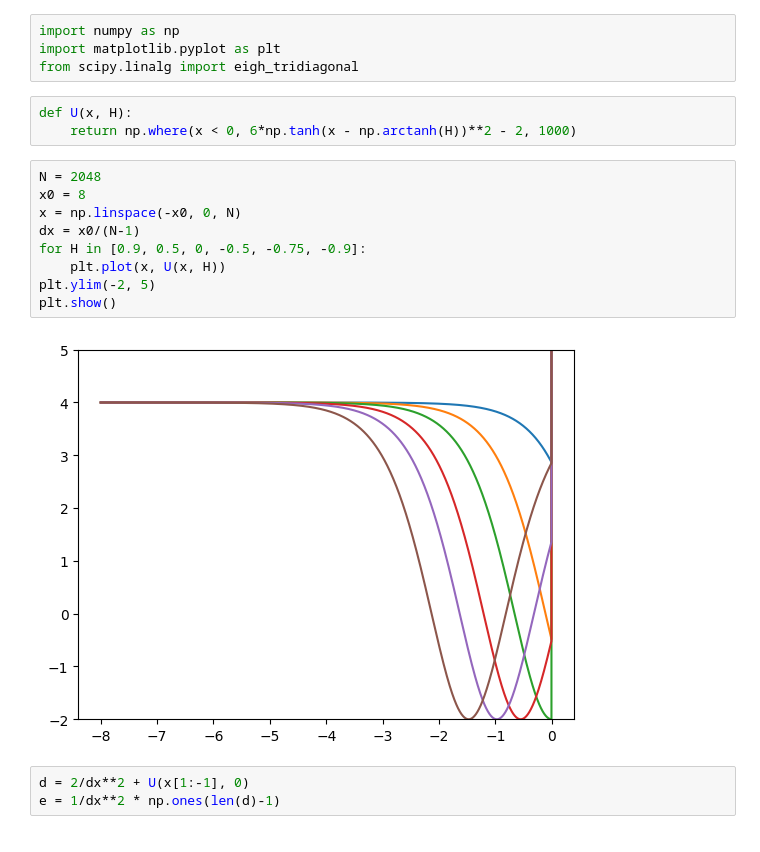
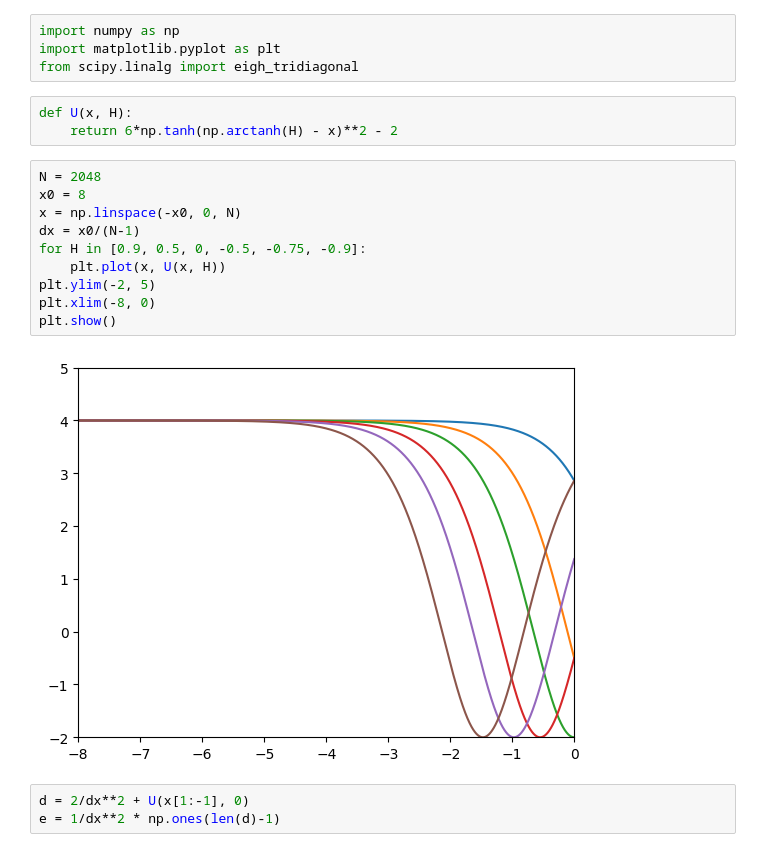
Before and after one commit to JairoSSantos/parallel-kink-scattering, a Jupyter notebook: notebooks/dirichlet-sym.ipynb, the cells around one changed output. Cells and saved outputs as stored; diff of their text form.

```diff
--- a/notebooks/dirichlet-sym.ipynb
+++ b/notebooks/dirichlet-sym.ipynb
@@ -4,18 +4,19 @@ import matplotlib.pyplot as plt
 from scipy.linalg import eigh_tridiagonal
 # %%
 def U(x, H):
-    return np.where(x < 0, 6*np.tanh(x - np.arctanh(H))**2 - 2, 1000)
+    return 6*np.tanh(np.arctanh(H) - x)**2 - 2
 # %%
 N = 2048
 x0 = 8
 x = np.linspace(-x0, 0, N)
 dx = x0/(N-1)
 for H in [0.9, 0.5, 0, -0.5, -0.75, -0.9]:
     plt.plot(x, U(x, H))
 plt.ylim(-2, 5)
+plt.xlim(-8, 0)
 plt.show()
 # %% [output]
-[figure, old version]
+[figure, new version]
 # %%
 d = 2/dx**2 + U(x[1:-1], 0)
 e = 1/dx**2 * np.ones(len(d)-1)
```
Also changed, not shown: parts of 14 cells of this notebook, 6 other files.
